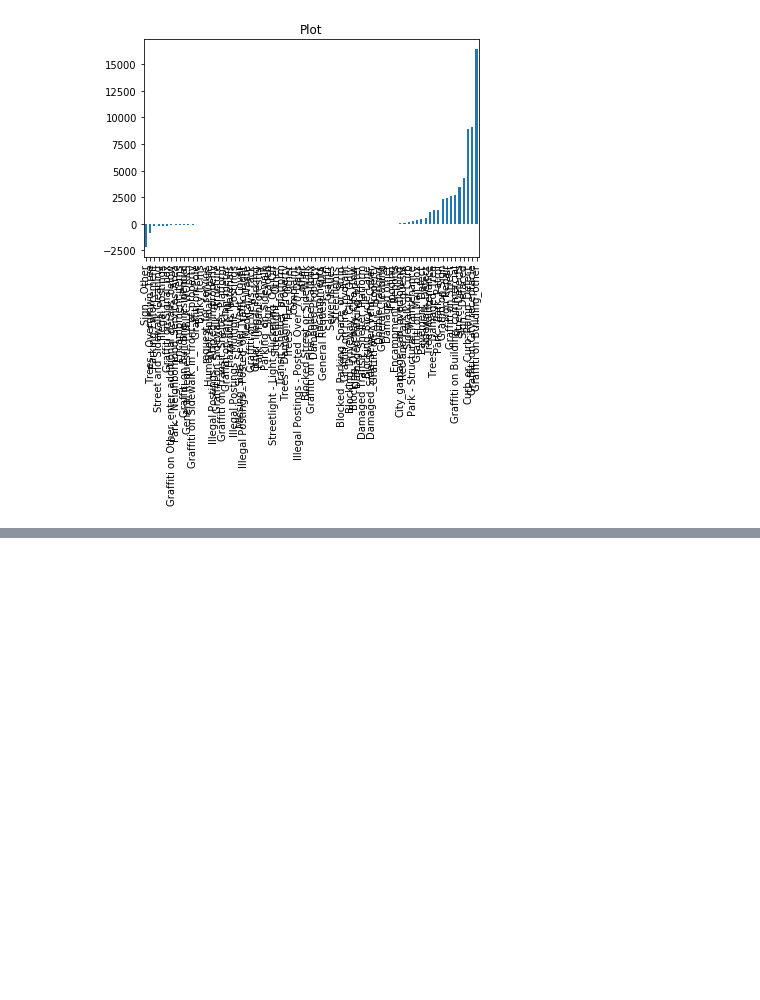
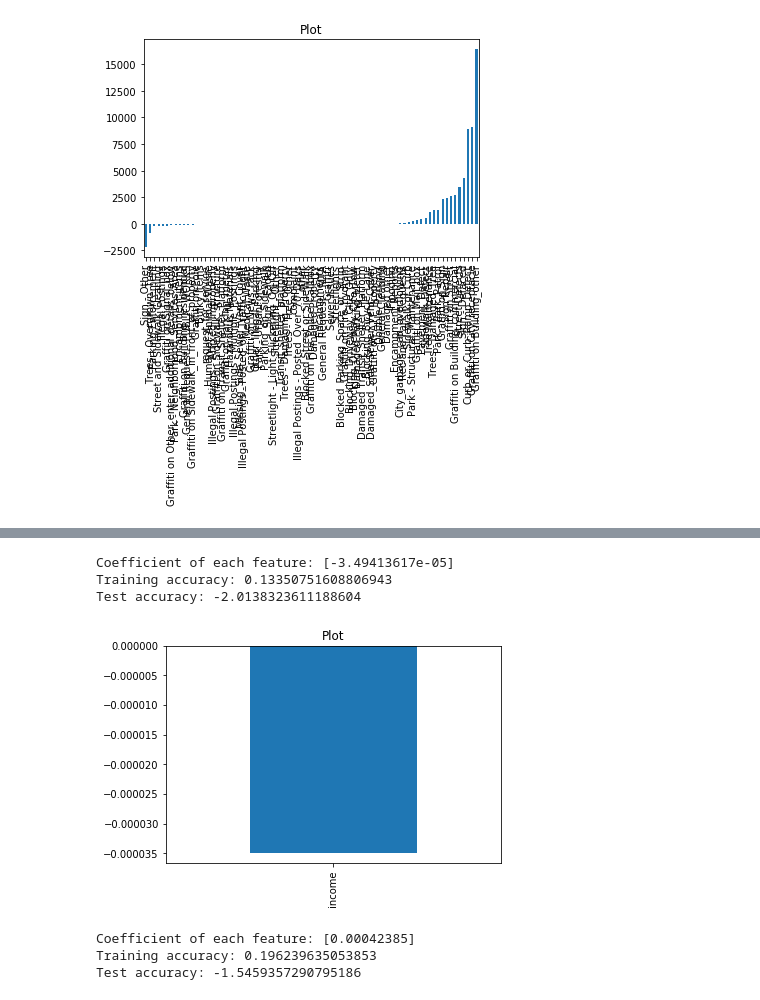
Before and after one commit to shleung101/sta141c_311_cases, a Jupyter notebook: SruthiDraft1 .ipynb, the cells around one changed output, grey strips where cells are left out. Cells and saved outputs as stored; diff of their text form; code cells hidden in the pictures; blank space fills up the shorter version.

```diff
--- a/SruthiDraft1 .ipynb
+++ b/SruthiDraft1 .ipynb
@@ -146,0 +255,47 @@ plot = coef.plot(kind='bar', title = 'Plot')
+# %%
+#Building Lasso Regression plots for frequency and income
+
+X = pd.DataFrame(neighborhood['income'])
+y = neighborhood['freq']
+
+X_train, X_test, y_train, y_test = train_test_split(X, y, test_size=0.3, random_state = 0)
+
+#Fitting a Lasso Model
+modelLasso = Lasso()
+modelLasso.fit(X_train,y_train)
+predLasso = modelLasso.predict(X_test)
+print('Coefficient of each feature:', modelLasso.coef_)
+print('Training accuracy:', modelLasso.score(X_train, y_train))
+print('Test accuracy:', modelLasso.score(X_test, y_test))
+print('')
+# %% [output]
+Coefficient of each feature: [-3.49413617e-05]
+Training accuracy: 0.13350751608806943
+Test accuracy: -2.0138323611188604
+# %%
+#Plot of variables vs coefficients
+predictors = X_train.columns
+coef = Series(modelLasso.coef_,predictors).sort_values()
+plot = coef.plot(kind='bar', title = 'Plot')
+# %% [output]
+[figure, added]
+# %%
+#Building Ridge Regression plots for frequency and population
+
+X = pd.DataFrame(neighborhood['pop'])
+y = neighborhood['freq']
+
+X_train, X_test, y_train, y_test = train_test_split(X, y, test_size=0.3, random_state = 0)
+
+#Fitting a Ridge Model
+modelRidge = Ridge()
+modelRidge.fit(X_train,y_train)
+predRidge = modelRidge.predict(X_test)
+print('Coefficient of each feature:', modelRidge.coef_)
+print('Training accuracy:', modelRidge.score(X_train, y_train))
+print('Test accuracy:', modelRidge.score(X_test, y_test))
+print('')
+# %% [output]
+Coefficient of each feature: [0.00042385]
+Training accuracy: 0.196239635053853
+Test accuracy: -1.5459357290795186
```
Also changed, not shown: parts of 11 cells of this notebook.
